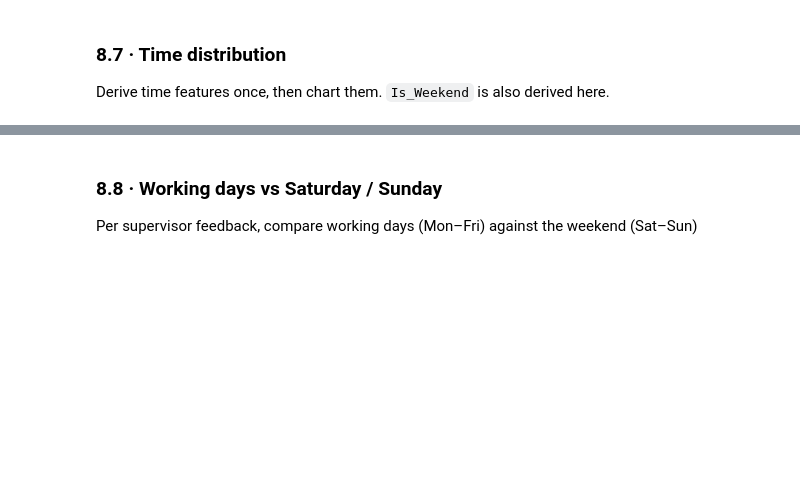
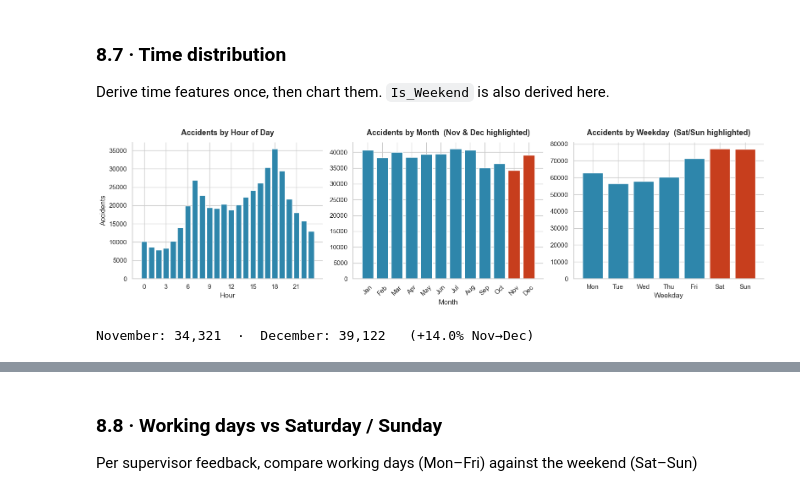
Before and after one commit to Aang1214/Dissertation, a Jupyter notebook: PollishedEDA.ipynb, the cells around one changed output, grey strips where cells are left out. Drawn from its saved outputs; the diff is of its cells as text; code cells hidden in the pictures; blank space fills up the shorter version.

```diff
--- a/PollishedEDA.ipynb
+++ b/PollishedEDA.ipynb
@@ -441,3 +466,42 @@ Name: proportion, dtype: float64
 ### 8.7 · Time distribution
 
 Derive time features once, then chart them. `Is_Weekend` is also derived here.
+# %%
+df['Hour']       = df['Datetime'].dt.hour
+df['Month']      = df['Datetime'].dt.month
+df['Weekday']    = df['Datetime'].dt.day_name()
+df['Is_Weekend'] = df['Datetime'].dt.dayofweek >= 5   # Sat=5, Sun=6
+# %%
+hourly  = df['Hour'].value_counts().sort_index()
+monthly = df['Month'].value_counts().sort_index()
+weekday_order = ['Monday','Tuesday','Wednesday','Thursday','Friday','Saturday','Sunday']
+weekly  = df['Weekday'].value_counts().reindex(weekday_order)
+
+fig, axes = plt.subplots(1, 3, figsize=(16, 4.5))
+
+# Hour
+axes[0].bar(hourly.index, hourly.values, color=PALETTE['primary'], edgecolor='white')
+axes[0].set(title='Accidents by Hour of Day', xlabel='Hour', ylabel='Accidents')
+axes[0].set_xticks(range(0, 24, 3))
+
+# Month — highlight Nov & Dec
+month_names = ['Jan','Feb','Mar','Apr','May','Jun','Jul','Aug','Sep','Oct','Nov','Dec']
+month_colors = [PALETTE['primary']] * 10 + [PALETTE['danger']] * 2
+axes[1].bar(month_names, monthly.values, color=month_colors, edgecolor='white')
+axes[1].set(title='Accidents by Month  (Nov & Dec highlighted)', xlabel='Month', ylabel='')
+axes[1].tick_params(axis='x', rotation=45)
+
+# Weekday — highlight Sat/Sun
+weekday_colors = [PALETTE['primary']] * 5 + [PALETTE['danger']] * 2
+axes[2].bar([d[:3] for d in weekday_order], weekly.values,
+            color=weekday_colors, edgecolor='white')
+axes[2].set(title='Accidents by Weekday  (Sat/Sun highlighted)', xlabel='Weekday', ylabel='')
+
+plt.tight_layout(); plt.show()
+
+# Nov→Dec change
+nov_dec_change = (monthly[12] - monthly[11]) / monthly[11] * 100
+print(f"November: {monthly[11]:,}  ·  December: {monthly[12]:,}   ({nov_dec_change:+.1f}% Nov→Dec)")
+# %% [output]
+[figure, added]
+November: 34,321  ·  December: 39,122   (+14.0% Nov→Dec)
```
Also changed, not shown: parts of 43 cells of this notebook, 1 other file.
